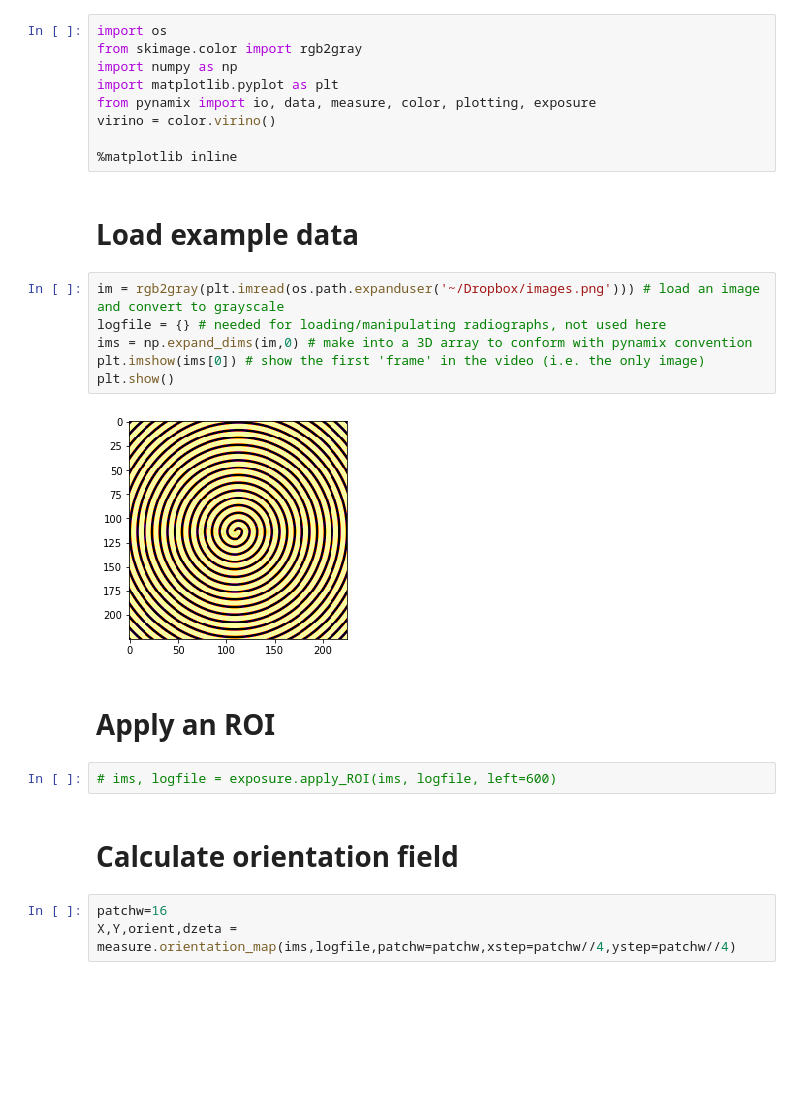
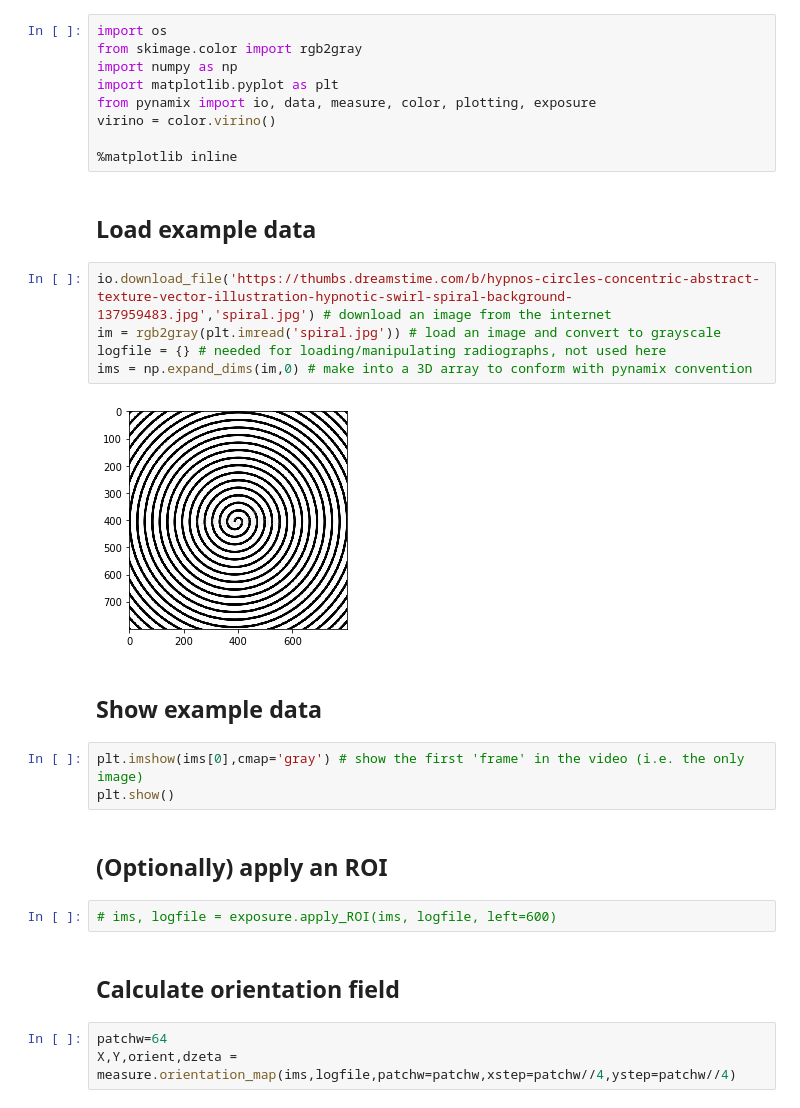
Before and after one commit to scigem/PynamiX, a Jupyter notebook: notebooks/Fibres.ipynb, the cells around one changed output. Cells and saved outputs as stored; diff of their text form; blank space fills up the shorter version.

```diff
--- a/notebooks/Fibres.ipynb
+++ b/notebooks/Fibres.ipynb
@@ -8,23 +8,27 @@ virino = color.virino()
 
 %matplotlib inline
 # %% [markdown]
-# Load example data
+## Load example data
 # %%
-im = rgb2gray(plt.imread(os.path.expanduser('~/Dropbox/images.png'))) # load an image and convert to grayscale
+io.download_file('https://thumbs.dreamstime.com/b/hypnos-circles-concentric-abstract-texture-vector-illustration-hypnotic-swirl-spiral-background-137959483.jpg','spiral.jpg') # download an image from the internet
+im = rgb2gray(plt.imread('spiral.jpg')) # load an image and convert to grayscale
 logfile = {} # needed for loading/manipulating radiographs, not used here
 ims = np.expand_dims(im,0) # make into a 3D array to conform with pynamix convention
-plt.imshow(ims[0]) # show the first 'frame' in the video (i.e. the only image)
-plt.show()
 # %% [output]
-[figure, old version]
+[figure, new version]
+# %% [markdown]
+## Show example data
+# %%
+plt.imshow(ims[0],cmap='gray') # show the first 'frame' in the video (i.e. the only image)
+plt.show()
 # %% [markdown]
-# Apply an ROI
+## (Optionally) apply an ROI
 # %%
 # ims, logfile = exposure.apply_ROI(ims, logfile, left=600)
 # %% [markdown]
-# Calculate orientation field
+## Calculate orientation field
 # %%
-patchw=16
+patchw=64
 X,Y,orient,dzeta = measure.orientation_map(ims,logfile,patchw=patchw,xstep=patchw//4,ystep=patchw//4)
 # %%
 fig = plt.figure(figsize=[14,4])
```
Also changed, not shown: parts of 1 cell of this notebook.
